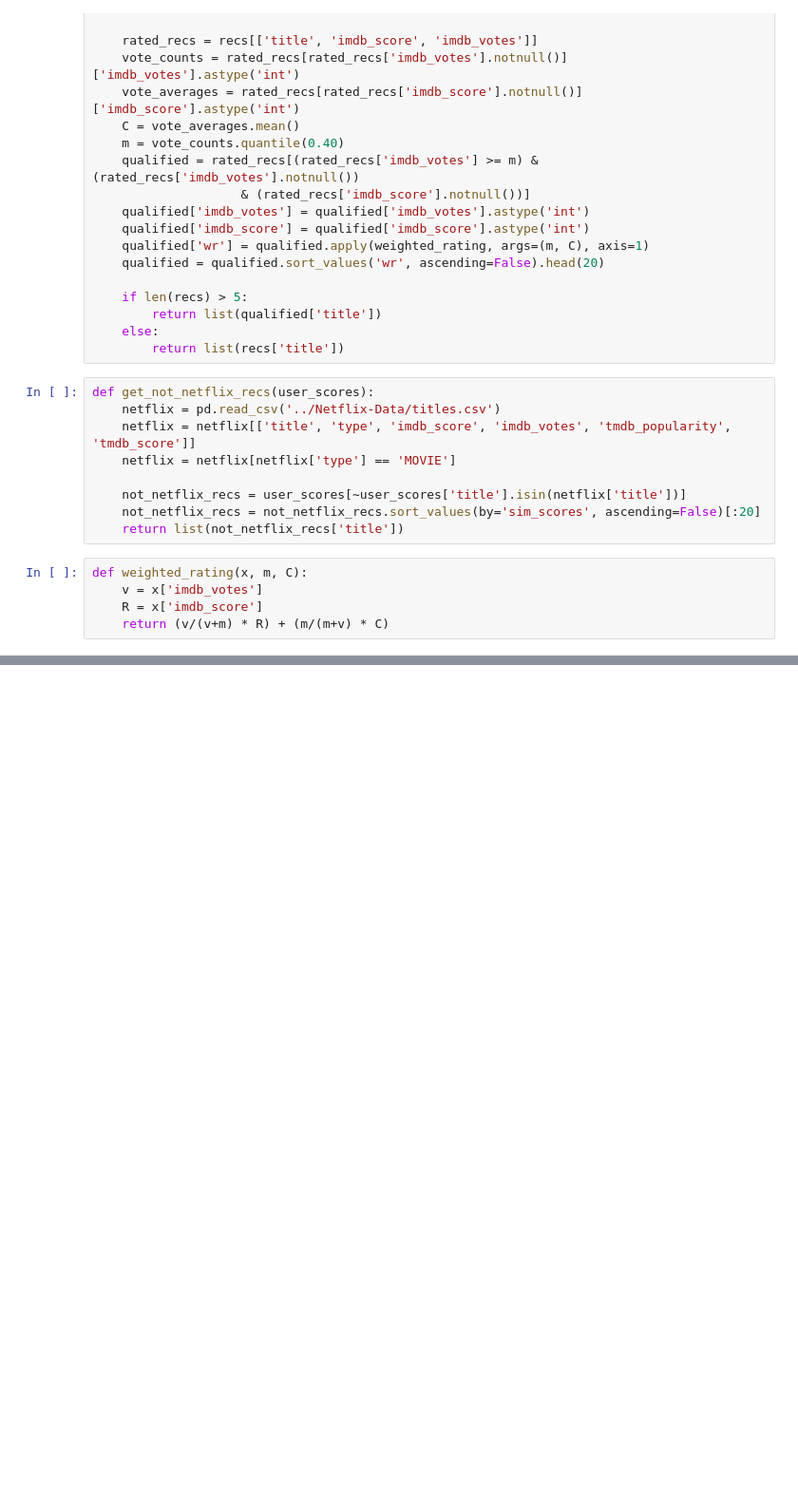
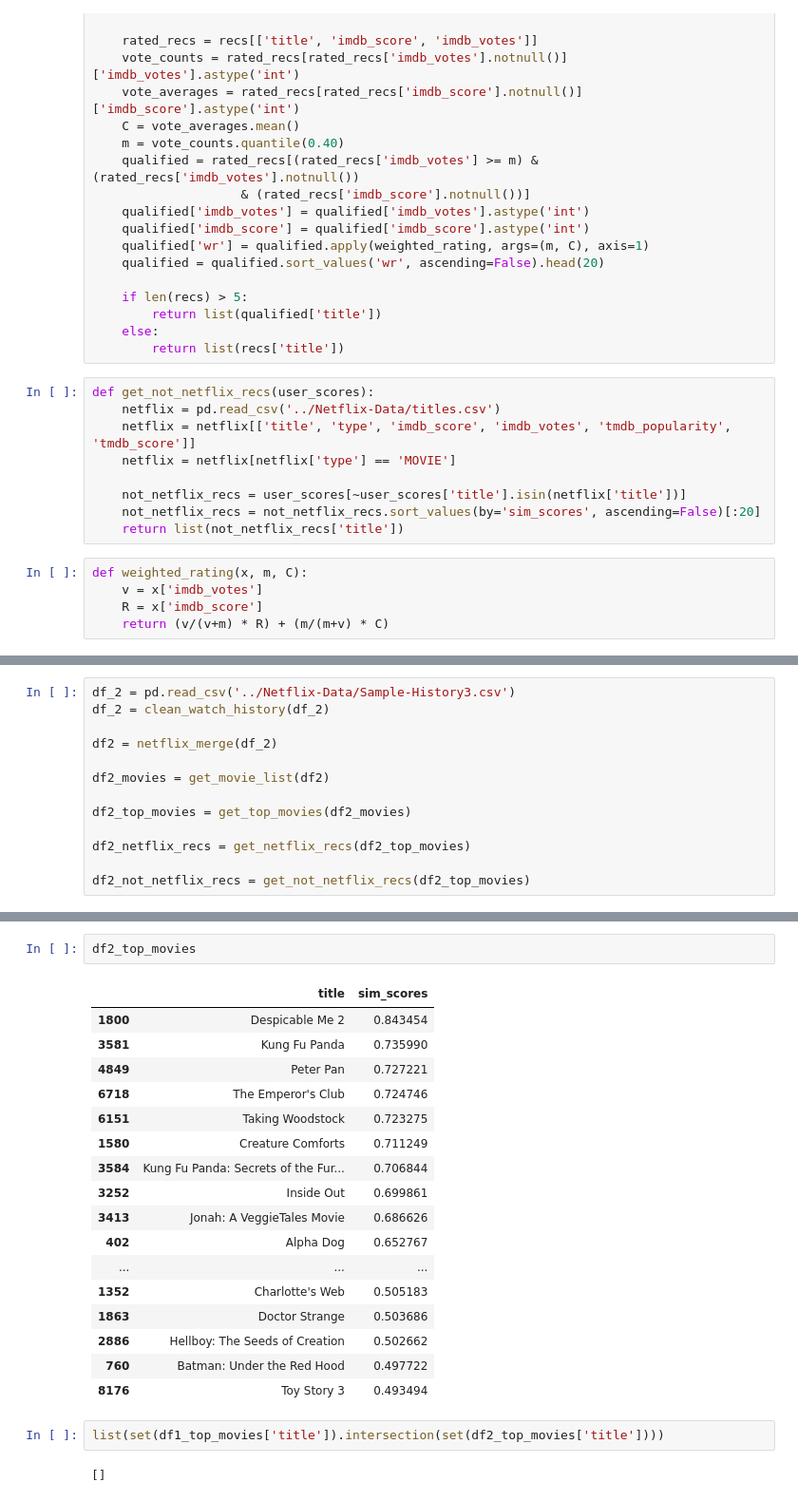
Before and after one commit to joylee13/pic16b_project, a Jupyter notebook: recommender_system_2/movie_recommender.ipynb, the cells around one changed output, grey strips where cells are left out. Shown: that part at 95% size. Cells and saved outputs as stored; diff of their text form; blank space fills up the shorter version.

```diff
--- a/recommender_system_2/movie_recommender.ipynb
+++ b/recommender_system_2/movie_recommender.ipynb
@@ -475,0 +456,13 @@ df1_not_netflix_recs
+# %%
+df_2 = pd.read_csv('../Netflix-Data/Sample-History3.csv')
+df_2 = clean_watch_history(df_2)
+
+df2 = netflix_merge(df_2)
+
+df2_movies = get_movie_list(df2)
+
+df2_top_movies = get_top_movies(df2_movies)
+
+df2_netflix_recs = get_netflix_recs(df2_top_movies)
+
+df2_not_netflix_recs = get_not_netflix_recs(df2_top_movies)
@@ -475,0 +527,24 @@ df1_not_netflix_recs
+# %%
+df2_top_movies
+# %% [output]
+|  | title | sim_scores |
+| 1800 | Despicable Me 2 | 0.843454 |
+| 3581 | Kung Fu Panda | 0.735990 |
+| 4849 | Peter Pan | 0.727221 |
+| 6718 | The Emperor's Club | 0.724746 |
+| 6151 | Taking Woodstock | 0.723275 |
+| 1580 | Creature Comforts | 0.711249 |
+| 3584 | Kung Fu Panda: Secrets of the Fur... | 0.706844 |
+| 3252 | Inside Out | 0.699861 |
+| 3413 | Jonah: A VeggieTales Movie | 0.686626 |
+| 402 | Alpha Dog | 0.652767 |
+| ... | ... | ... |
+| 1352 | Charlotte's Web | 0.505183 |
+| 1863 | Doctor Strange | 0.503686 |
+| 2886 | Hellboy: The Seeds of Creation | 0.502662 |
+| 760 | Batman: Under the Red Hood | 0.497722 |
+| 8176 | Toy Story 3 | 0.493494 |
+# %%
+list(set(df1_top_movies['title']).intersection(set(df2_top_movies['title'])))
+# %% [output]
+[]
```
Also changed, not shown: parts of 8 cells of this notebook, 6 other files.
